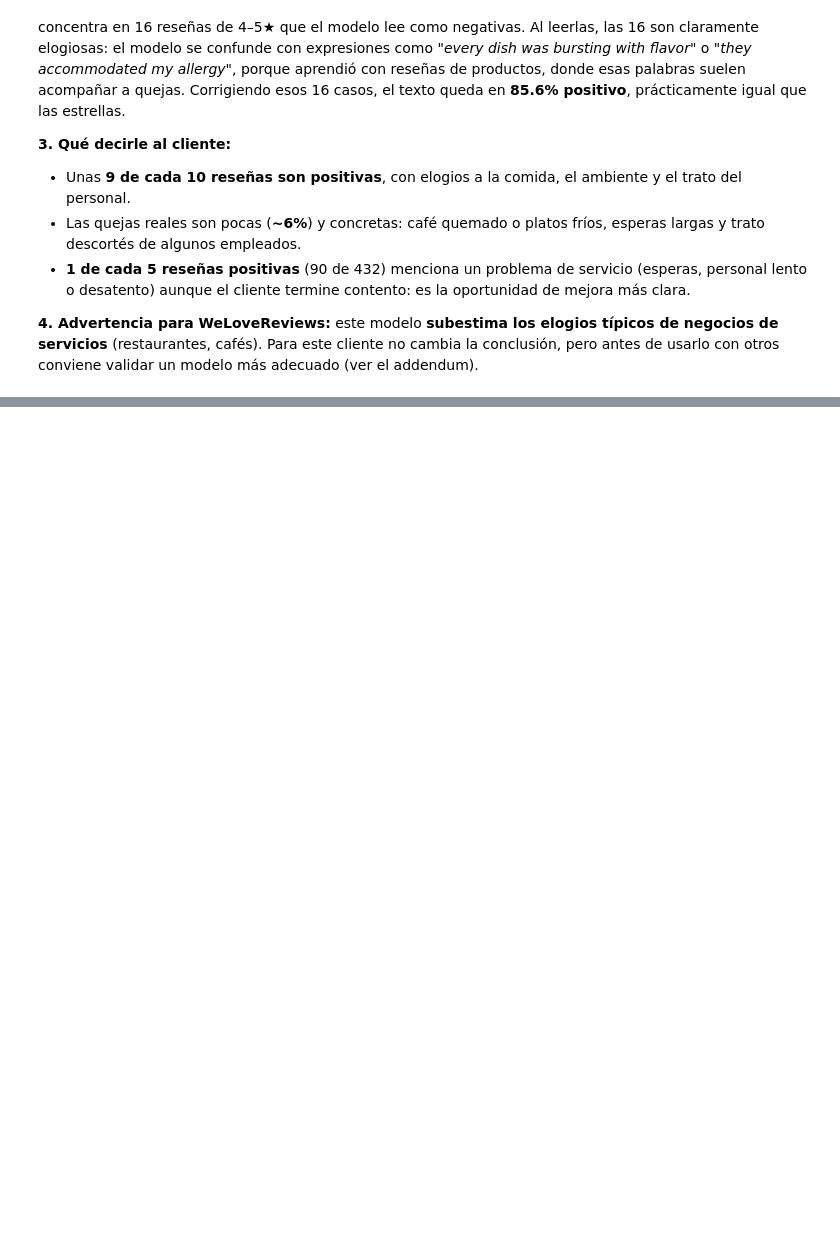
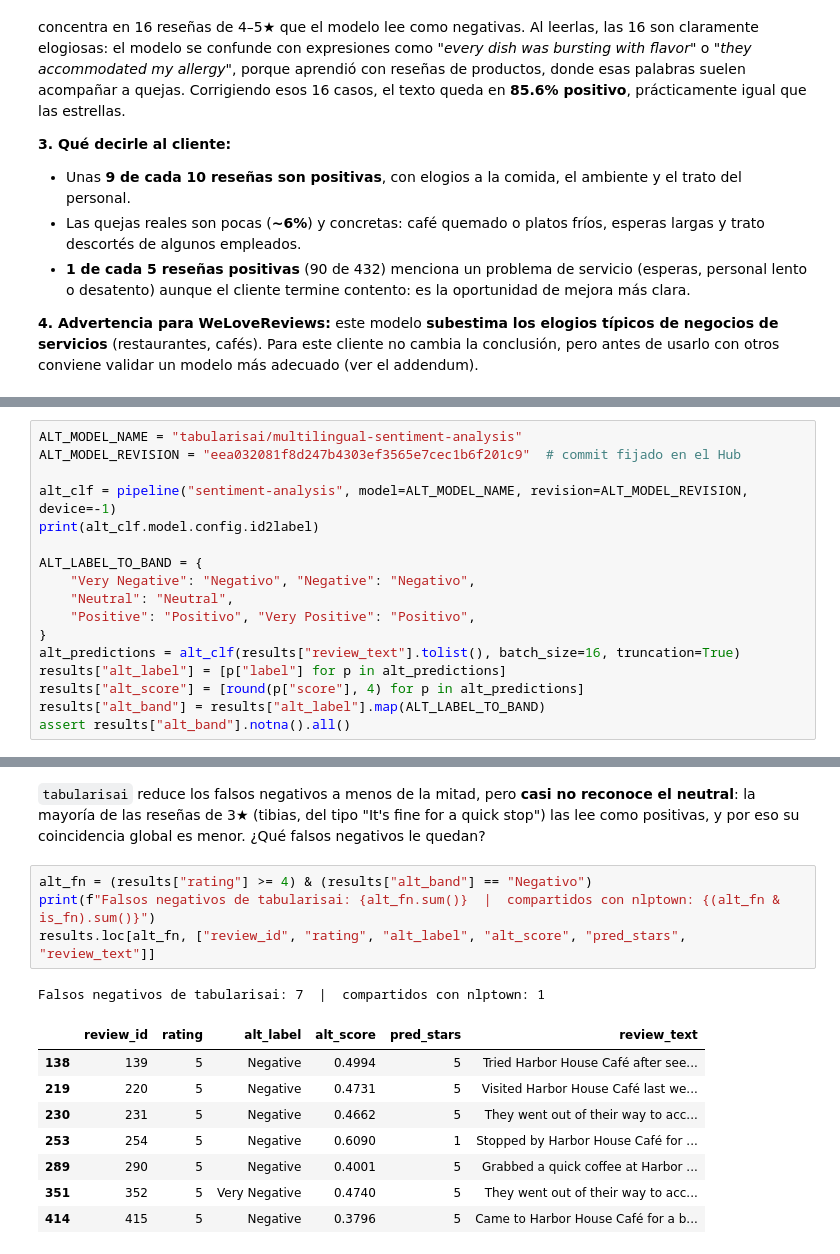
Before and after one commit to 4GeeksAcademy/juan-gouveia-machine-learning-python-template, a Jupyter notebook: src/explore.ipynb, the cells around one changed output, grey strips where cells are left out. Cells and saved outputs as stored; diff of their text form; blank space fills up the shorter version.

```diff
--- a/src/explore.ipynb
+++ b/src/explore.ipynb
@@ -670,0 +675,17 @@ summary
+# %%
+ALT_MODEL_NAME = "tabularisai/multilingual-sentiment-analysis"
+ALT_MODEL_REVISION = "eea032081f8d247b4303ef3565e7cec1b6f201c9"  # commit fijado en el Hub
+
+alt_clf = pipeline("sentiment-analysis", model=ALT_MODEL_NAME, revision=ALT_MODEL_REVISION, device=-1)
+print(alt_clf.model.config.id2label)
+
+ALT_LABEL_TO_BAND = {
+    "Very Negative": "Negativo", "Negative": "Negativo",
+    "Neutral": "Neutral",
+    "Positive": "Positivo", "Very Positive": "Positivo",
+}
+alt_predictions = alt_clf(results["review_text"].tolist(), batch_size=16, truncation=True)
+results["alt_label"] = [p["label"] for p in alt_predictions]
+results["alt_score"] = [round(p["score"], 4) for p in alt_predictions]
+results["alt_band"] = results["alt_label"].map(ALT_LABEL_TO_BAND)
+assert results["alt_band"].notna().all()
@@ -670,0 +732,16 @@ summary
+# %% [markdown]
+`tabularisai` reduce los falsos negativos a menos de la mitad, pero **casi no reconoce el neutral**: la mayoría de las reseñas de 3★ (tibias, del tipo "It's fine for a quick stop") las lee como positivas, y por eso su coincidencia global es menor. ¿Qué falsos negativos le quedan?
+# %%
+alt_fn = (results["rating"] >= 4) & (results["alt_band"] == "Negativo")
+print(f"Falsos negativos de tabularisai: {alt_fn.sum()}  |  compartidos con nlptown: {(alt_fn & is_fn).sum()}")
+results.loc[alt_fn, ["review_id", "rating", "alt_label", "alt_score", "pred_stars", "review_text"]]
+# %% [output]
+Falsos negativos de tabularisai: 7  |  compartidos con nlptown: 1
+|  | review_id | rating | alt_label | alt_score | pred_stars | review_text |
+| 138 | 139 | 5 | Negative | 0.4994 | 5 | Tried Harbor House Café after see... |
+| 219 | 220 | 5 | Negative | 0.4731 | 5 | Visited Harbor House Café last we... |
+| 230 | 231 | 5 | Negative | 0.4662 | 5 | They went out of their way to acc... |
+| 253 | 254 | 5 | Negative | 0.6090 | 1 | Stopped by Harbor House Café for ... |
+| 289 | 290 | 5 | Negative | 0.4001 | 5 | Grabbed a quick coffee at Harbor ... |
+| 351 | 352 | 5 | Very Negative | 0.4740 | 5 | They went out of their way to acc... |
+| 414 | 415 | 5 | Negative | 0.3796 | 5 | Came to Harbor House Café for a b... |
```
Also changed, not shown: parts of 7 cells of this notebook.
